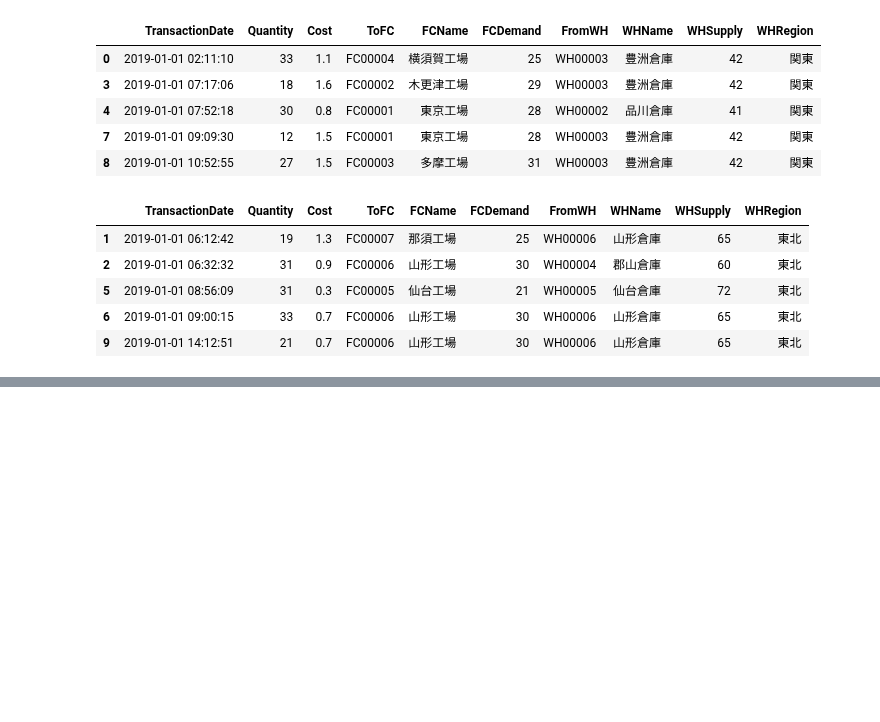
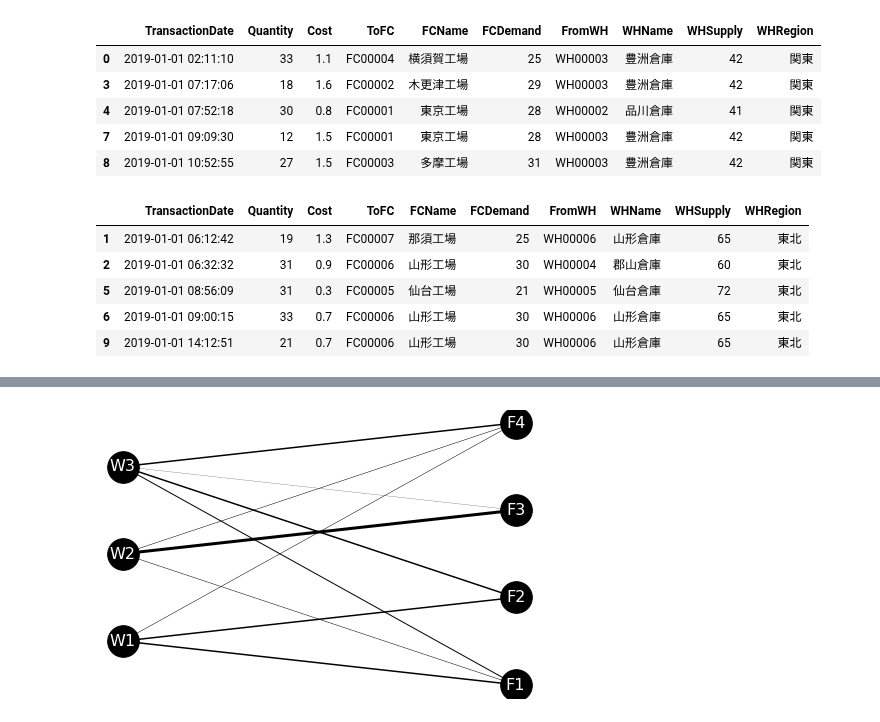
Before and after one commit to Rio114/practice, a Jupyter notebook: python_ML/100_knock/6ch.ipynb, the cells around one changed output, grey strips where cells are left out. Cells and saved outputs as stored; diff of their text form; code cells hidden in the pictures; blank space fills up the shorter version.

```diff
--- a/python_ML/100_knock/6ch.ipynb
+++ b/python_ML/100_knock/6ch.ipynb
@@ -78,0 +220,14 @@ tohoku.head()
+# %%
+routes = pd.read_csv(INPUT_DIR + "trans_route.csv", index_col=0)
+positions = pd.read_csv(INPUT_DIR + "trans_route_pos.csv")
+costs = pd.read_csv(INPUT_DIR + "trans_cost.csv", index_col=0)
+demands = pd.read_csv(INPUT_DIR + "demand.csv")
+supplies = pd.read_csv(INPUT_DIR + "supply.csv")
+new_routes = pd.read_csv(INPUT_DIR + "trans_route_new.csv", index_col=0)
+
+print(routes.head())
+print(positions.head())
+print(costs.head())
+print(demands.head())
+print(supplies.head())
+print(new_routes.head())
@@ -78,0 +252,33 @@ tohoku.head()
+# %%
+G = nx.Graph()
+
+for node in positions.columns:
+    G.add_node(node)
+
+num_pre = 0
+edge_weights = []
+size = 0.1
+for n0 in positions.columns:
+    for n1 in positions.columns:
+        if n0 != n1:
+            G.add_edge(n0, n1)
+            if num_pre < len(G.edges):
+                num_pre = len(G.edges)
+                weight = 0
+                if (n0 in routes.columns) and (n1 in routes.index):
+                    if routes[n0][n1]:
+                        weight = routes[n0][n1] * size
+                elif (n0 in routes.index) and (n1 in routes.columns):
+                    if routes[n1][n0]:
+                        weight = routes[n1][n0] * size
+                edge_weights.append(weight)
+
+pos = {}
+for node in positions.columns:
+    pos[node] = (positions[node][0], positions[node][1])
+
+nx.draw(G, pos, with_labels=True, font_size=16, node_size=1000, node_color='k', font_color='w', width=edge_weights)
+
+plt.show()
+# %% [output]
+[figure, added]
```
Also changed, not shown: parts of 18 cells of this notebook.
